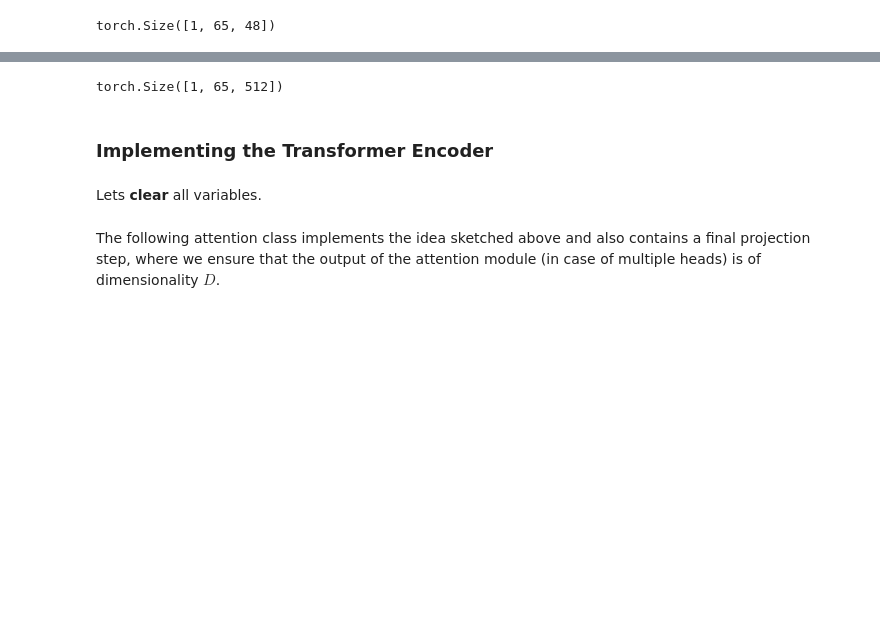
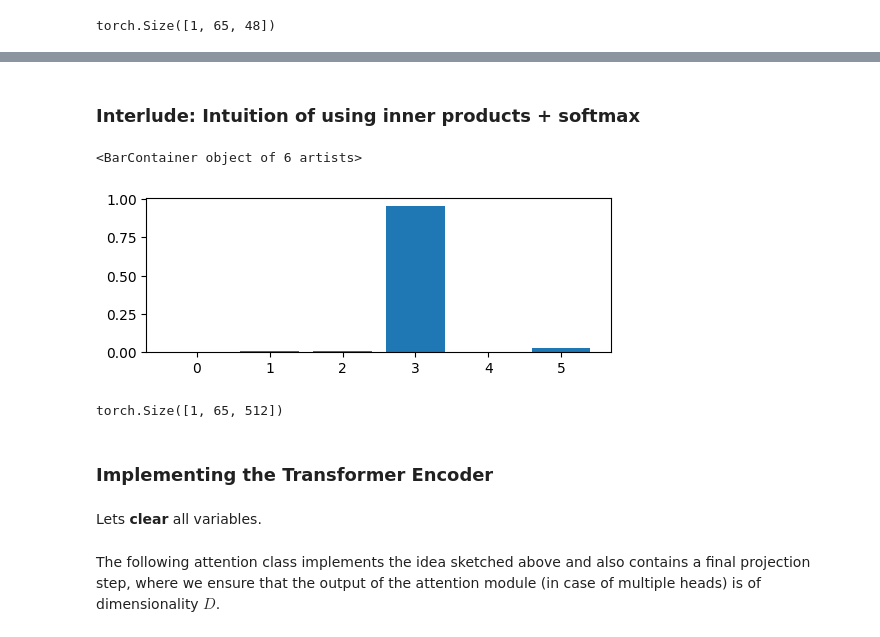
Before and after one commit to rkwitt/teaching, a Jupyter notebook: WS2324/CV/material/11_ViT/ViT.ipynb, the cells around one changed output, grey strips where cells are left out. Cells and saved outputs as stored; diff of their text form; code cells hidden in the pictures; blank space fills up the shorter version.

```diff
--- a/WS2324/CV/material/11_ViT/ViT.ipynb
+++ b/WS2324/CV/material/11_ViT/ViT.ipynb
@@ -164,6 +169,24 @@ The idea of multi-head attention is to not just use one attention function, but
 $$ \text{softmax}\left( \frac{\mathbf{Q}\mathbf{W}_i^Q(\mathbf{K}\mathbf{W}^K_i)^\top}{\sqrt{d}} \right)(\mathbf{V}\mathbf{W}_i^V)\in \mathbb{R}^{B \times M \times d}$$
 
 Concatenating the outputs of each attention head then yields the final output $\in \mathbb{R}^{B \times M \times Hd}$.
+# %% [markdown]
+### Interlude: Intuition of using inner products + softmax
+# %%
+# lets create a random vector
+a = torch.randn(1,10)
+# ... and a matrix of six additional random vectors
+b = torch.randn(6,10)
+# we also set the 4th element of b is a + noise (so, same direction + some noise)
+b[3] = a + torch.randn(10)*1e-6
+# next we compute the dot products between a and ALL elements of b
+B = torch.mm(a,b.T)
+# and finally the softmax
+softmax_output = torch.nn.functional.softmax(B,1).flatten().numpy()
+plt.figure(figsize=(6,2))
+plt.bar(np.arange(6),softmax_output)
+# %% [output]
+<BarContainer object of 6 artists>
+[figure, added]
 # %%
 num_heads = 8
 inner_dim = 64 *  num_heads
```
Also changed, not shown: parts of 9 cells of this notebook, 1 other file.
